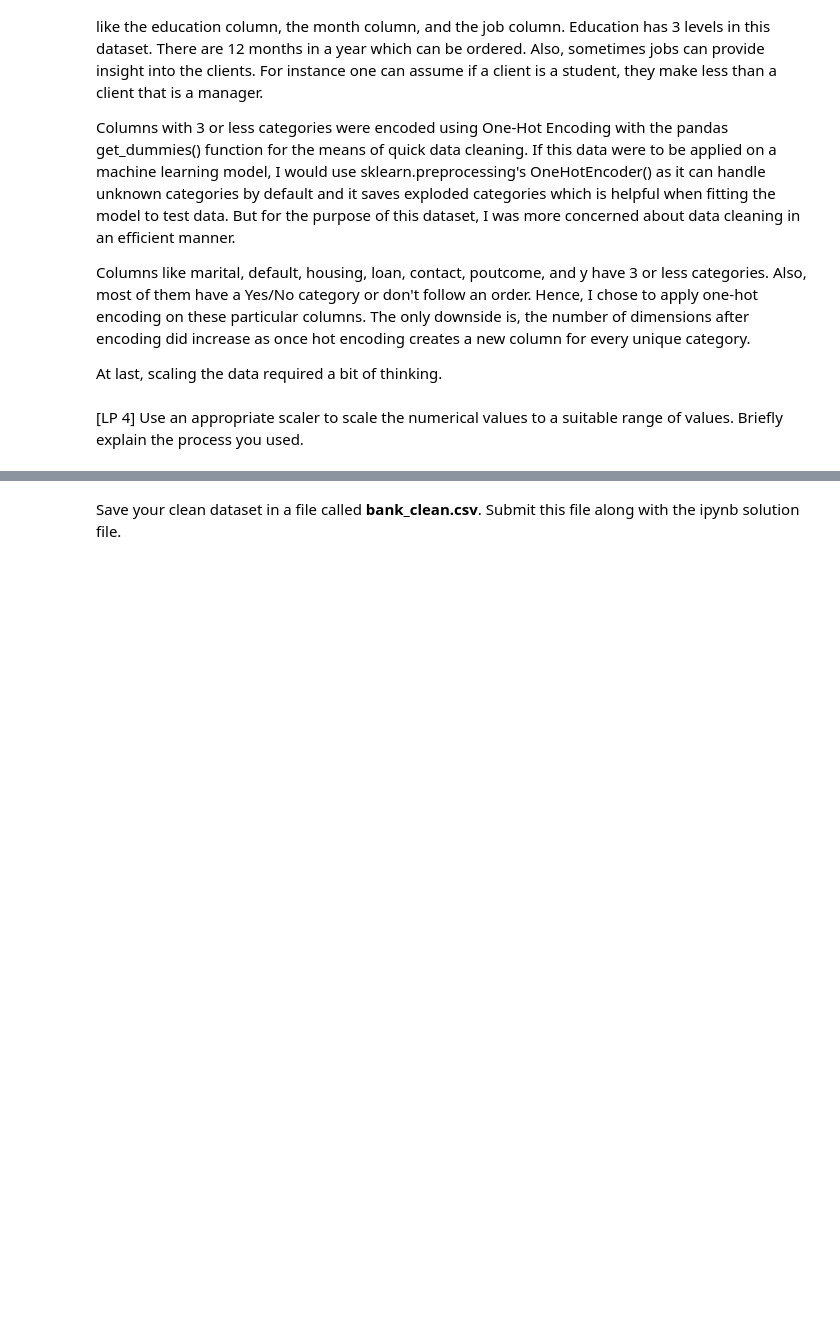
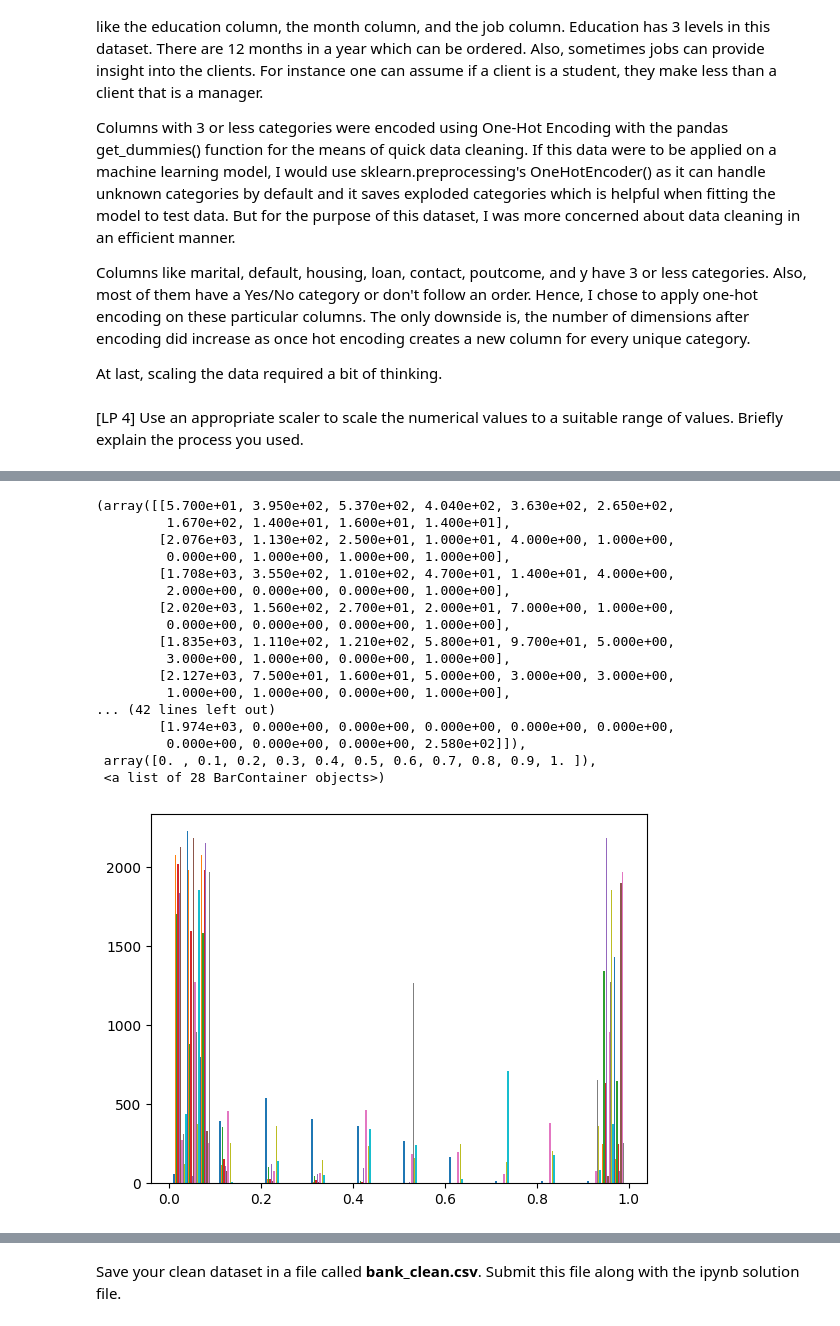
Before and after one commit to ankitajaswal/Cmpe255, a Jupyter notebook: HW1/HW1 Part 2.ipynb, the cells around one changed output, grey strips where cells are left out. Drawn from its saved outputs; the diff is of its cells as text; code cells hidden in the pictures; blank space fills up the shorter version.

Commit message:
scaler

```diff
--- a/HW1/HW1 Part 2.ipynb
+++ b/HW1/HW1 Part 2.ipynb
@@ -669,3 +679,11 @@ At last, scaling the data required a bit of thinking.
 [LP 4] Use an appropriate scaler to scale the numerical values to a suitable range of values. Briefly explain the process you used.
 # %%
 ## Your code for LP 4 goes here.
+from sklearn.preprocessing import MinMaxScaler
+
+def preprocess_scaler(df_encoded):
+    scaler = MinMaxScaler(feature_range=(0,1))
+    return scaler.fit_transform(df_encoded)
+# %%
+clean_array = preprocess_scaler(df_encoded)
+print(clean_array)
@@ -671,0 +698,21 @@ At last, scaling the data required a bit of thinking.
+# %%
+plt.hist(clean_array)
+# %% [output]
+(array([[5.700e+01, 3.950e+02, 5.370e+02, 4.040e+02, 3.630e+02, 2.650e+02,
+         1.670e+02, 1.400e+01, 1.600e+01, 1.400e+01],
+        [2.076e+03, 1.130e+02, 2.500e+01, 1.000e+01, 4.000e+00, 1.000e+00,
+         0.000e+00, 1.000e+00, 1.000e+00, 1.000e+00],
+        [1.708e+03, 3.550e+02, 1.010e+02, 4.700e+01, 1.400e+01, 4.000e+00,
+         2.000e+00, 0.000e+00, 0.000e+00, 1.000e+00],
+        [2.020e+03, 1.560e+02, 2.700e+01, 2.000e+01, 7.000e+00, 1.000e+00,
+         0.000e+00, 0.000e+00, 0.000e+00, 1.000e+00],
+        [1.835e+03, 1.110e+02, 1.210e+02, 5.800e+01, 9.700e+01, 5.000e+00,
+         3.000e+00, 1.000e+00, 0.000e+00, 1.000e+00],
+        [2.127e+03, 7.500e+01, 1.600e+01, 5.000e+00, 3.000e+00, 3.000e+00,
+         1.000e+00, 1.000e+00, 0.000e+00, 1.000e+00],
+... (42 lines left out)
+        [1.974e+03, 0.000e+00, 0.000e+00, 0.000e+00, 0.000e+00, 0.000e+00,
+         0.000e+00, 0.000e+00, 0.000e+00, 2.580e+02]]),
+ array([0. , 0.1, 0.2, 0.3, 0.4, 0.5, 0.6, 0.7, 0.8, 0.9, 1. ]),
+ <a list of 28 BarContainer objects>)
+[figure, added]
```
Also changed, not shown: parts of 3 cells of this notebook.
